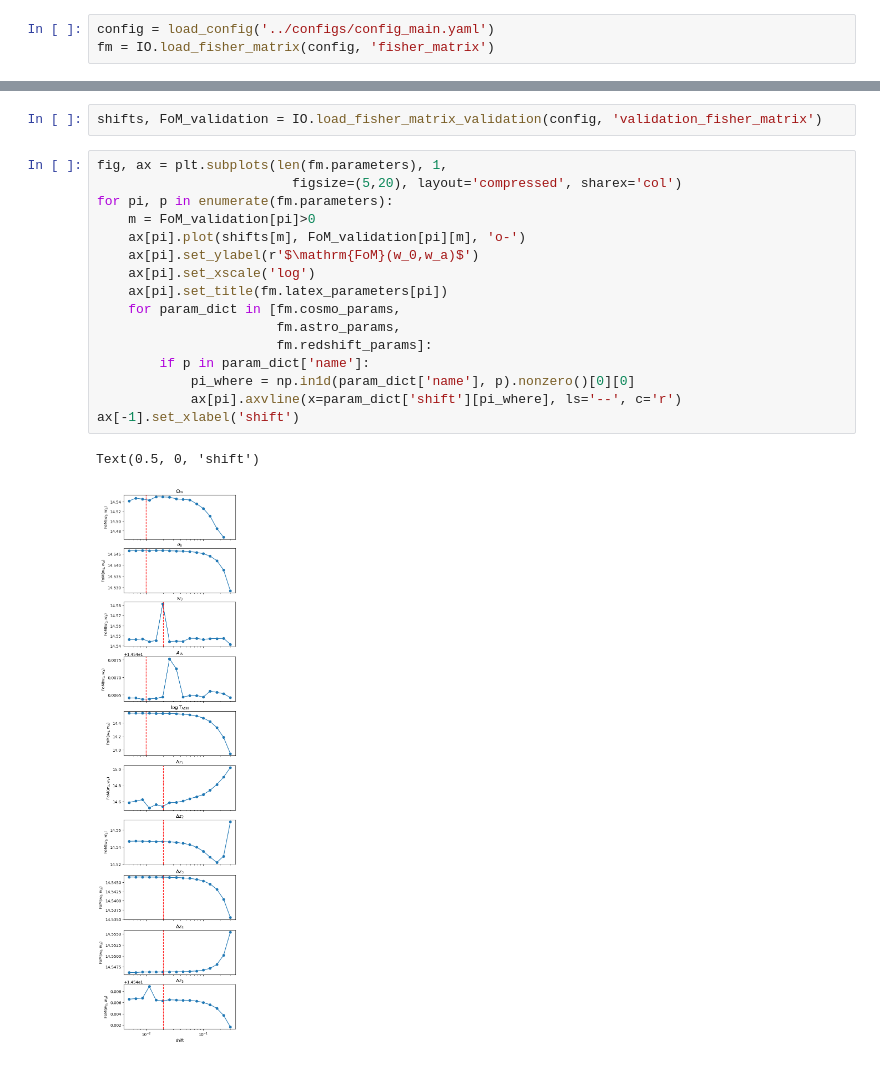
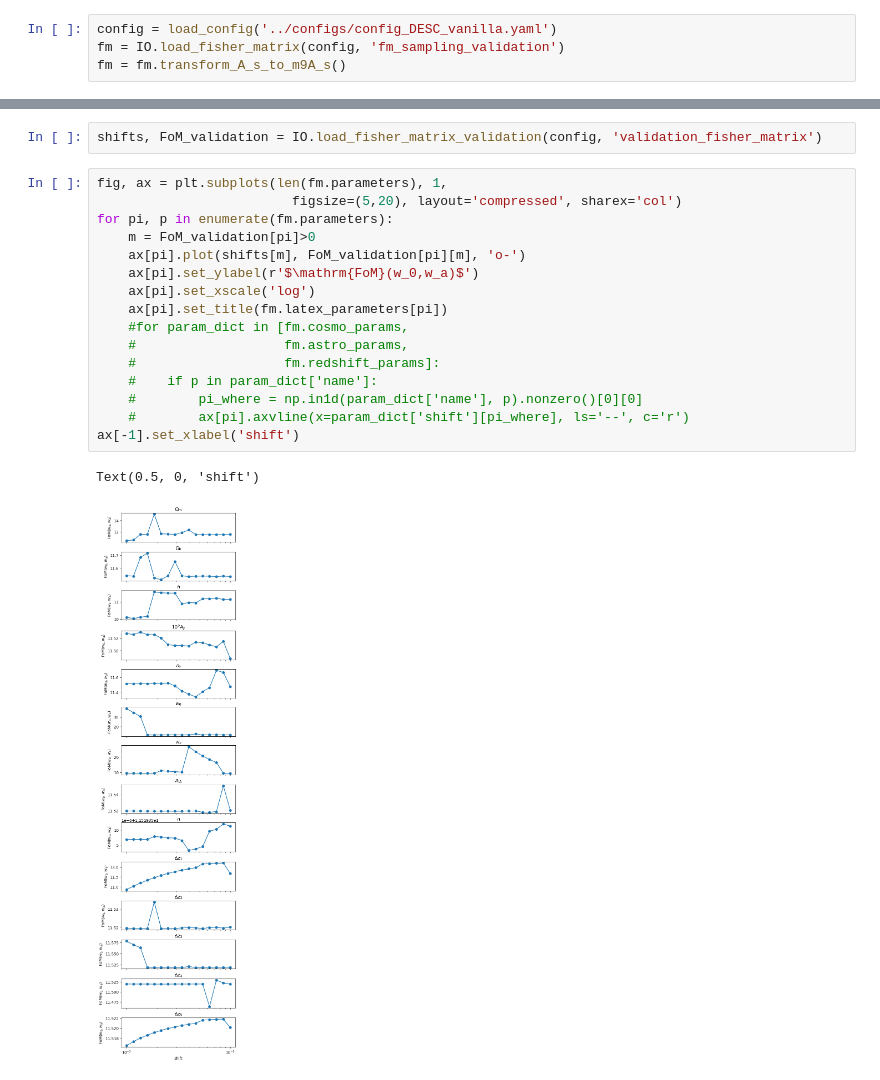
Before and after one commit to chrgeorgiou/CS_Fisher, a Jupyter notebook: notebooks/plotting.ipynb, the cells around one changed output, grey strips where cells are left out. Saved outputs shown, nothing was run; the diff lists cells and outputs as text.

Commit message:
Fisher run update.

```diff
--- a/notebooks/plotting.ipynb
+++ b/notebooks/plotting.ipynb
@@ -8,8 +6,9 @@ import sys
 sys.path.append('/Users/Georg022/PycharmProjects/CS_Fisher/')
 from src import IO, load_config
 # %%
-config = load_config('../configs/config_main.yaml')
-fm = IO.load_fisher_matrix(config, 'fisher_matrix')
+config = load_config('../configs/config_DESC_vanilla.yaml')
+fm = IO.load_fisher_matrix(config, 'fm_sampling_validation')
+fm = fm.transform_A_s_to_m9A_s()
 # %% [markdown]
 # Visualisation
 ### Show the $\Omega_m$ - $\sigma_8$ plane
@@ -57,19 +56,19 @@ shifts, FoM_validation = IO.load_fisher_matrix_validation(config, 'validation_fi
 # %%
 fig, ax = plt.subplots(len(fm.parameters), 1,
                          figsize=(5,20), layout='compressed', sharex='col')
 for pi, p in enumerate(fm.parameters):
     m = FoM_validation[pi]>0
     ax[pi].plot(shifts[m], FoM_validation[pi][m], 'o-')
     ax[pi].set_ylabel(r'$\mathrm{FoM}(w_0,w_a)$')
     ax[pi].set_xscale('log')
     ax[pi].set_title(fm.latex_parameters[pi])
-    for param_dict in [fm.cosmo_params,
-                       fm.astro_params,
-                       fm.redshift_params]:
-        if p in param_dict['name']:
-            pi_where = np.in1d(param_dict['name'], p).nonzero()[0][0]
-            ax[pi].axvline(x=param_dict['shift'][pi_where], ls='--', c='r')
+    #for param_dict in [fm.cosmo_params,
+    #                   fm.astro_params,
+    #                   fm.redshift_params]:
+    #    if p in param_dict['name']:
+    #        pi_where = np.in1d(param_dict['name'], p).nonzero()[0][0]
+    #        ax[pi].axvline(x=param_dict['shift'][pi_where], ls='--', c='r')
 ax[-1].set_xlabel('shift')
 # %% [output]
 Text(0.5, 0, 'shift')
-[figure, old version]
+[figure, new version]
```
Also changed, not shown: parts of 3 cells of this notebook, 3 other files.
